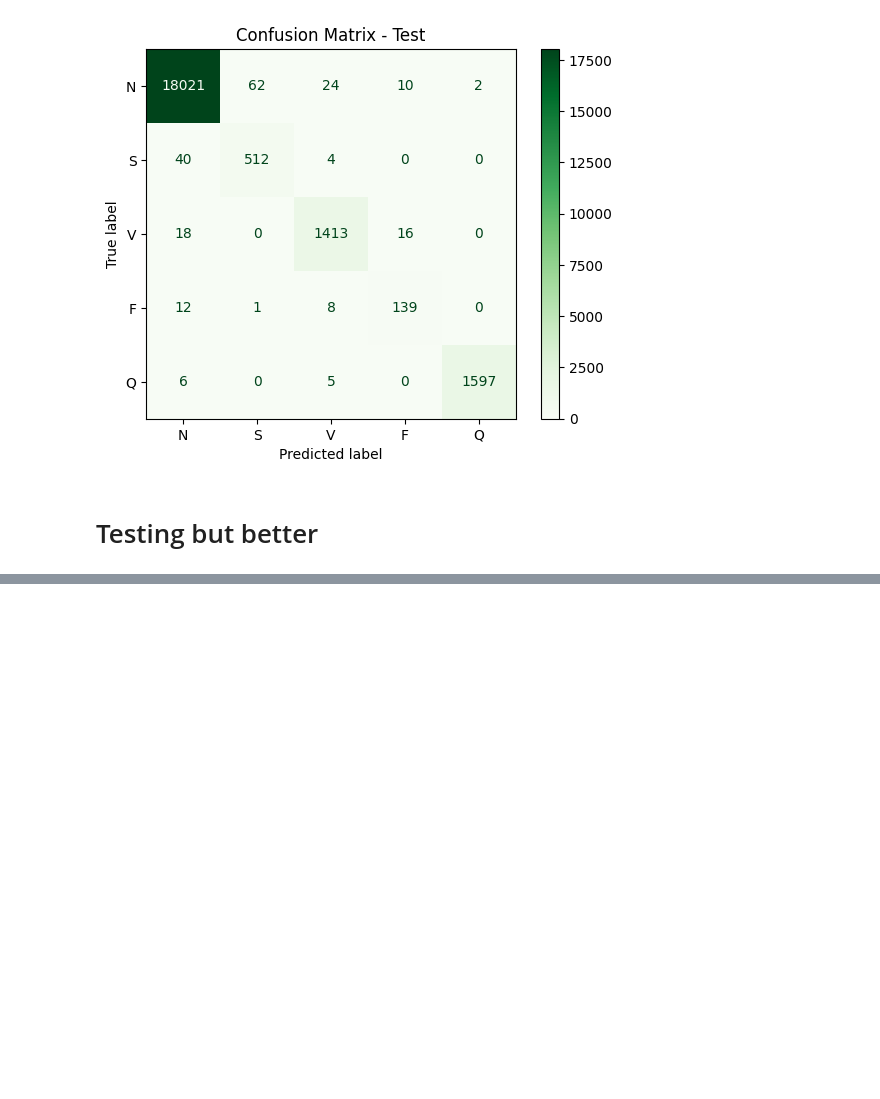
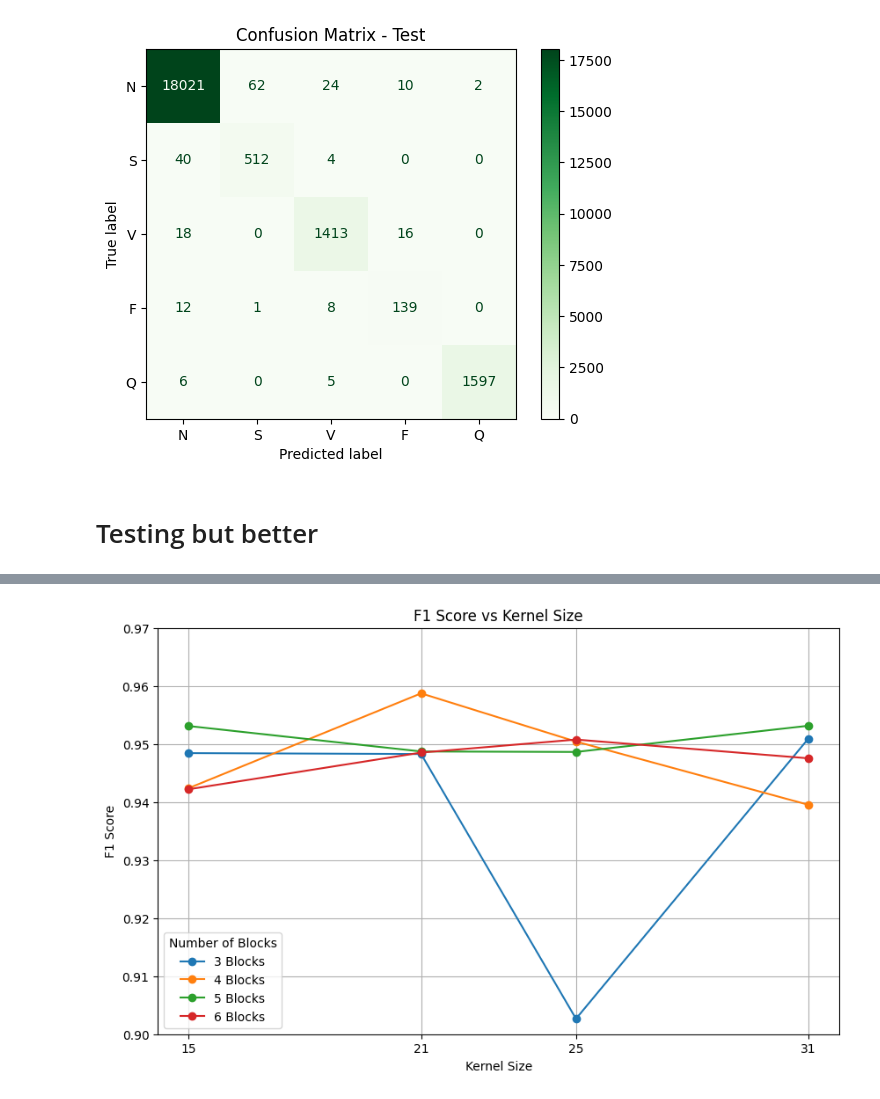
Before and after one commit to elijah-jones-2003/Heart-Rate-Monitoring, a Jupyter notebook: RAT-Net.ipynb, the cells around one changed output, grey strips where cells are left out. Cells and saved outputs as stored; diff of their text form; code cells hidden in the pictures; blank space fills up the shorter version.

```diff
--- a/RAT-Net.ipynb
+++ b/RAT-Net.ipynb
@@ -602,6 +604,7 @@ validation_loader = DataLoader(validation_dataset, batch_size=batch_size, shuffl
 def test_model_configurations(train_loader, validation_loader, device, epochs=10):
     # Define the different configurations to test
     config_options = [
+        (3, 15), (3, 21), (3, 25), (3, 31),
         (4, 15), (4, 21), (4, 25), (4, 31),
         (5, 15), (5, 21), (5, 25), (5, 31),
         (6, 15), (6, 21), (6, 25), (6, 31)
@@ -690,7 +693,7 @@ def test_model_configurations(train_loader, validation_loader, device, epochs=10
         val_acc = val_correct / val_total
 
         # Calculate F1 score
-        f1 = f1_score(all_labels, all_preds, average="micro")
+        f1 = f1_score(all_labels, all_preds, average="macro")
         f1_scores[(num_blocks, kernel_size)] = f1
 
         print(f"Configuration: {num_blocks} blocks, kernel size {kernel_size} - "
@@ -723,37 +723,37 @@ Testing configuration: 6 blocks, kernel size 21
 # %%
-f1_sores = []
-
 def plot_f1_scores(f1_scores):
     """
     f1_scores: dictionary where keys are (num_blocks, kernel_size) and values are F1 scores
     """
 
     # Organize scores by number of blocks
     blocks_data = {}
 
     for (num_blocks, kernel_size), f1 in f1_scores.items():
         if num_blocks not in blocks_data:
             blocks_data[num_blocks] = {'kernel_sizes': [], 'f1_scores': []}
         blocks_data[num_blocks]['kernel_sizes'].append(kernel_size)
         blocks_data[num_blocks]['f1_scores'].append(f1)
 
     # Plot
     plt.figure(figsize=(10, 6))
 
     for num_blocks, data in sorted(blocks_data.items()):
         # Sort by kernel size
         sorted_data = sorted(zip(data['kernel_sizes'], data['f1_scores']))
         kernel_sizes, f1s = zip(*sorted_data)
 
         plt.plot(kernel_sizes, f1s, marker='o', label=f"{num_blocks} Blocks")
 
     plt.title('F1 Score vs Kernel Size')
     plt.xlabel('Kernel Size')
     plt.ylabel('F1 Score')
     plt.legend(title="Number of Blocks")
     plt.grid(True)
     plt.xticks([15, 21, 25, 31])  # Since your kernel sizes are these
-    plt.ylim(0.95, 1.0)
+    plt.ylim(0.9, 0.97)
     plt.show()
 
 plot_f1_scores(f1_scores)
+# %% [output]
+[figure, added]
```
Also changed, not shown: parts of 4 cells of this notebook.
